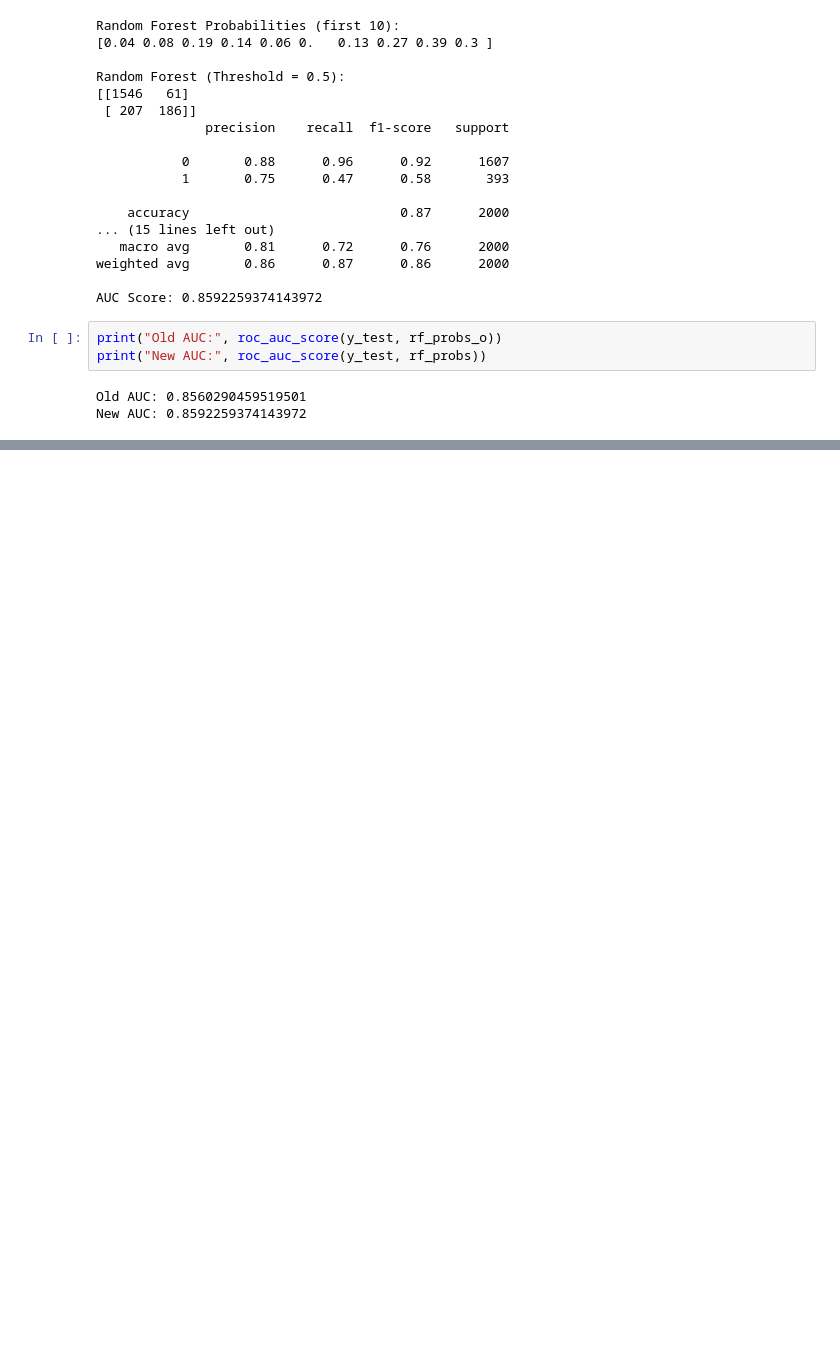
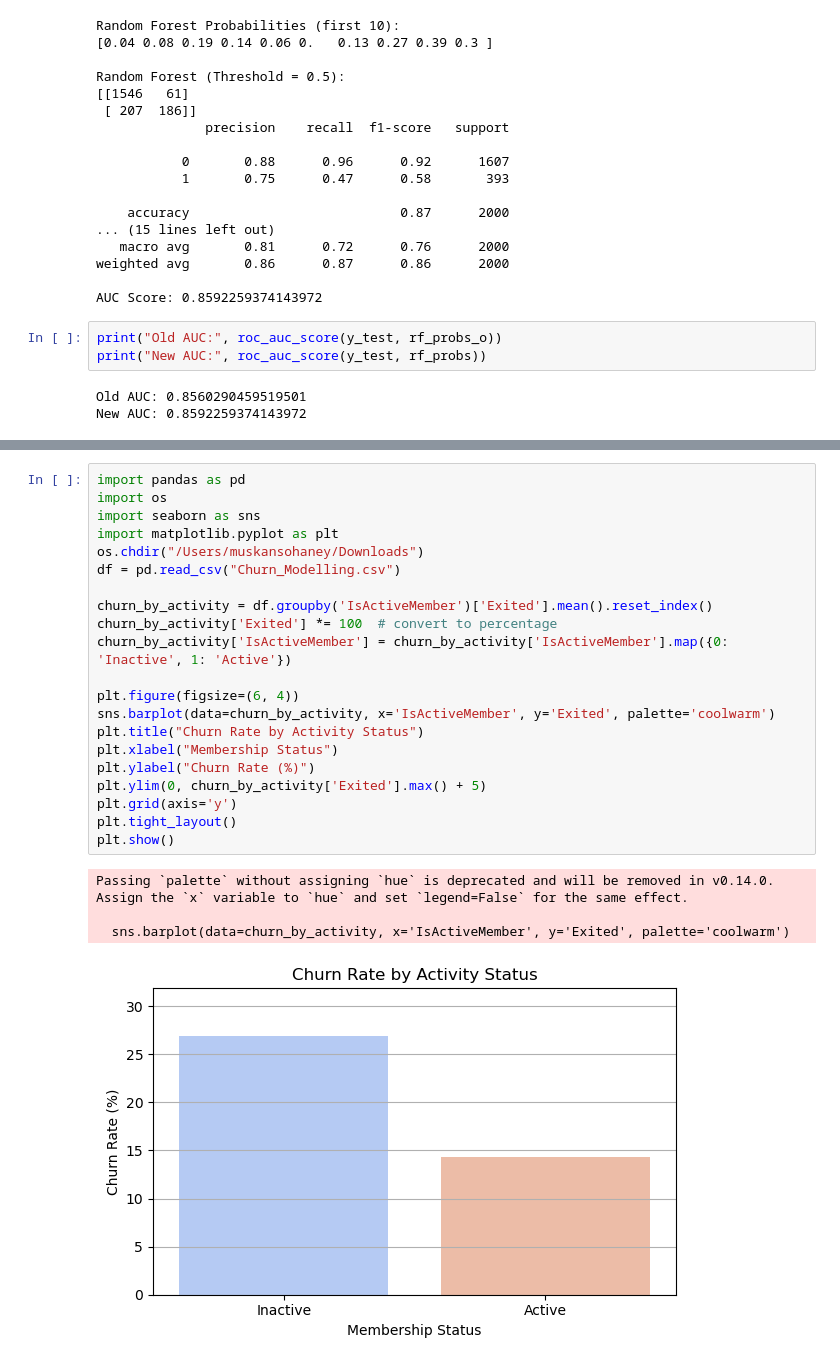
Before and after one commit to muskansohaney/Customer-churn-predictor-at-bank, a Jupyter notebook: churn_rf.ipynb, the cells around one changed output, grey strips where cells are left out. Saved outputs shown, nothing was run; the diff lists cells and outputs as text; blank space fills up the shorter version.

```diff
--- a/churn_rf.ipynb
+++ b/churn_rf.ipynb
@@ -174,0 +315,26 @@ New AUC: 0.8592259374143972
+# %%
+import pandas as pd
+import os
+import seaborn as sns
+import matplotlib.pyplot as plt
+os.chdir("/Users/muskansohaney/Downloads")
+df = pd.read_csv("Churn_Modelling.csv")
+
+churn_by_activity = df.groupby('IsActiveMember')['Exited'].mean().reset_index()
+churn_by_activity['Exited'] *= 100  # convert to percentage
+churn_by_activity['IsActiveMember'] = churn_by_activity['IsActiveMember'].map({0: 'Inactive', 1: 'Active'})
+
+plt.figure(figsize=(6, 4))
+sns.barplot(data=churn_by_activity, x='IsActiveMember', y='Exited', palette='coolwarm')
+plt.title("Churn Rate by Activity Status")
+plt.xlabel("Membership Status")
+plt.ylabel("Churn Rate (%)")
+plt.ylim(0, churn_by_activity['Exited'].max() + 5)
+plt.grid(axis='y')
+plt.tight_layout()
+plt.show()
+# %% [output]
+Passing `palette` without assigning `hue` is deprecated and will be removed in v0.14.0. Assign the `x` variable to `hue` and set `legend=False` for the same effect.
+
+  sns.barplot(data=churn_by_activity, x='IsActiveMember', y='Exited', palette='coolwarm')
+[figure, added]
```
Also changed, not shown: parts of 7 cells of this notebook.
